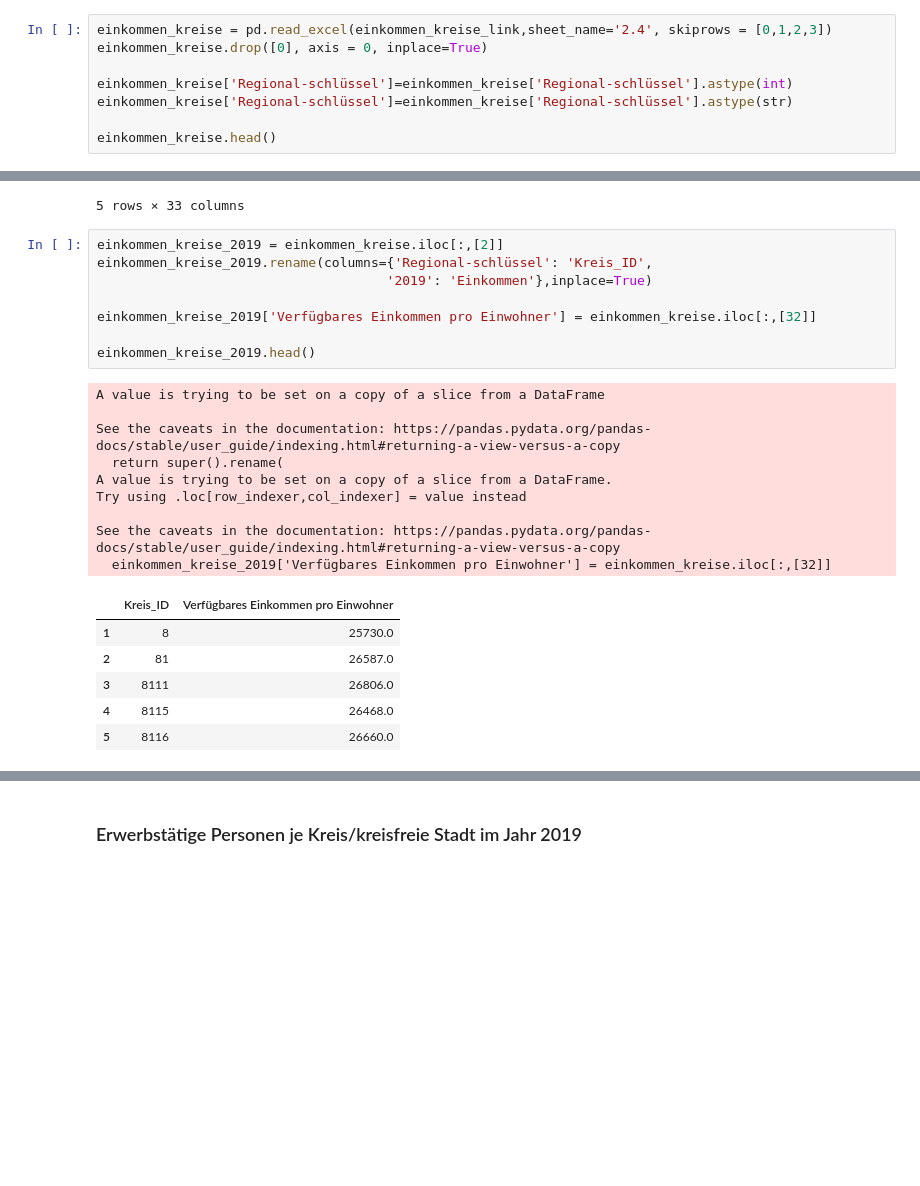
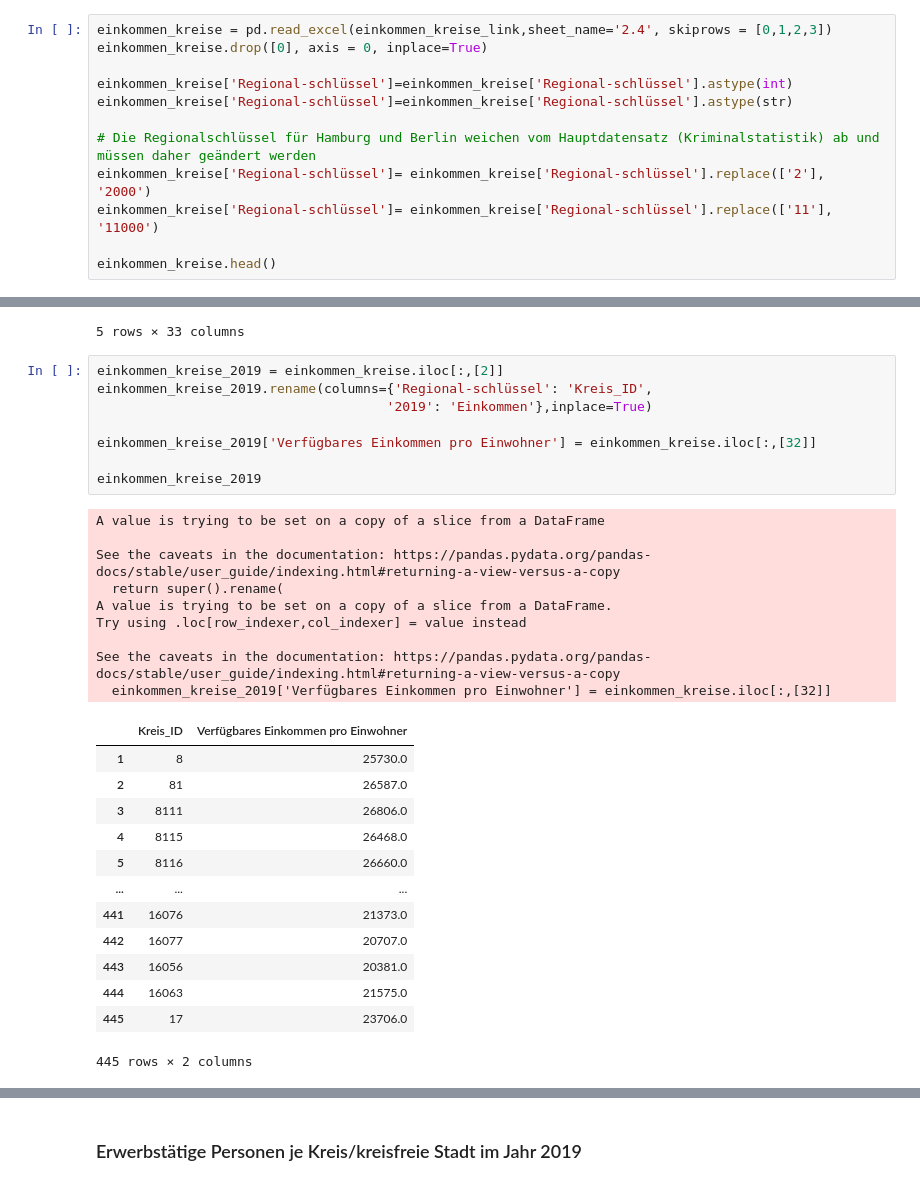
Before and after one commit to andreashrb/Python_for_DS_Project, a Jupyter notebook: interim_result/DataPreparation_Sebastian.ipynb, the cells around one changed output, grey strips where cells are left out. Saved outputs shown, nothing was run; the diff lists cells and outputs as text; blank space fills up the shorter version.

```diff
--- a/interim_result/DataPreparation_Sebastian.ipynb
+++ b/interim_result/DataPreparation_Sebastian.ipynb
@@ -152,6 +131,10 @@ einkommen_kreise.drop([0], axis = 0, inplace=True)
 einkommen_kreise['Regional-schlüssel']=einkommen_kreise['Regional-schlüssel'].astype(int)
 einkommen_kreise['Regional-schlüssel']=einkommen_kreise['Regional-schlüssel'].astype(str)
 
+# Die Regionalschlüssel für Hamburg und Berlin weichen vom Hauptdatensatz (Kriminalstatistik) ab und müssen daher geändert werden
+einkommen_kreise['Regional-schlüssel']= einkommen_kreise['Regional-schlüssel'].replace(['2'], '2000')
+einkommen_kreise['Regional-schlüssel']= einkommen_kreise['Regional-schlüssel'].replace(['11'], '11000')
+
 einkommen_kreise.head()
 # %% [output]
 |  | Lfd. Nr. | EU-Code | Regional-schlüssel | Land | NUTS 1 | NUTS 2 | NUTS 3 | Gebietseinheit | 1995 | ... |
@@ -164,25 +147,32 @@ einkommen_kreise.head()
 # %%
 einkommen_kreise_2019 = einkommen_kreise.iloc[:,[2]]
 einkommen_kreise_2019.rename(columns={'Regional-schlüssel': 'Kreis_ID',
                                      '2019': 'Einkommen'},inplace=True)
 
 einkommen_kreise_2019['Verfügbares Einkommen pro Einwohner'] = einkommen_kreise.iloc[:,[32]]
 
-einkommen_kreise_2019.head()
+einkommen_kreise_2019
 # %% [output]
 A value is trying to be set on a copy of a slice from a DataFrame
 
 See the caveats in the documentation: https://pandas.pydata.org/pandas-docs/stable/user_guide/indexing.html#returning-a-view-versus-a-copy
   return super().rename(
 A value is trying to be set on a copy of a slice from a DataFrame.
 Try using .loc[row_indexer,col_indexer] = value instead
 
 See the caveats in the documentation: https://pandas.pydata.org/pandas-docs/stable/user_guide/indexing.html#returning-a-view-versus-a-copy
   einkommen_kreise_2019['Verfügbares Einkommen pro Einwohner'] = einkommen_kreise.iloc[:,[32]]
 |  | Kreis_ID | Verfügbares Einkommen pro Einwohner |
 | 1 | 8 | 25730.0 |
 | 2 | 81 | 26587.0 |
 | 3 | 8111 | 26806.0 |
 | 4 | 8115 | 26468.0 |
 | 5 | 8116 | 26660.0 |
+| ... | ... | ... |
+| 441 | 16076 | 21373.0 |
+| 442 | 16077 | 20707.0 |
+| 443 | 16056 | 20381.0 |
+| 444 | 16063 | 21575.0 |
+| 445 | 17 | 23706.0 |
+445 rows × 2 columns
 # %%
```
Also changed, not shown: parts of 17 cells of this notebook.
